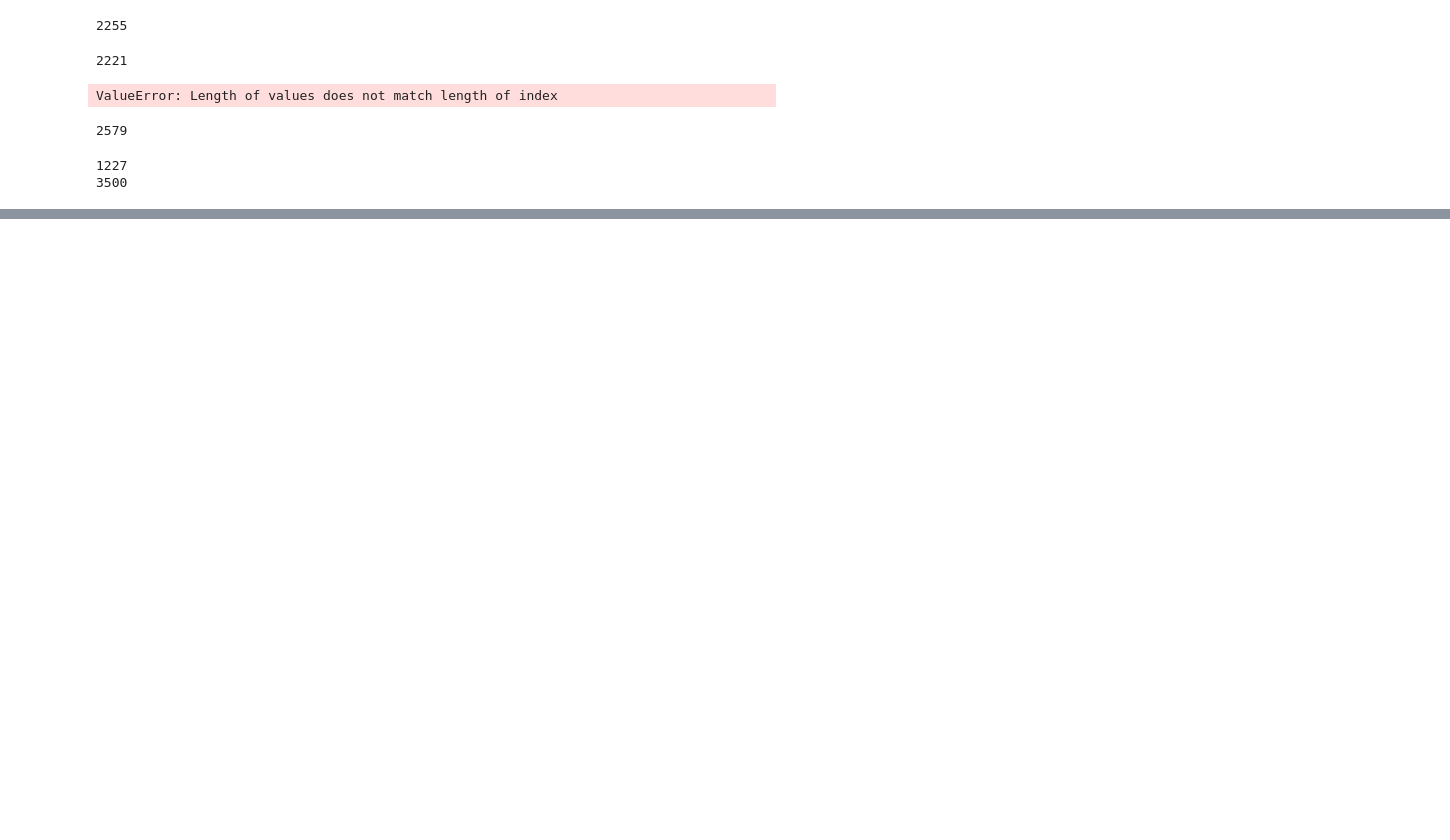
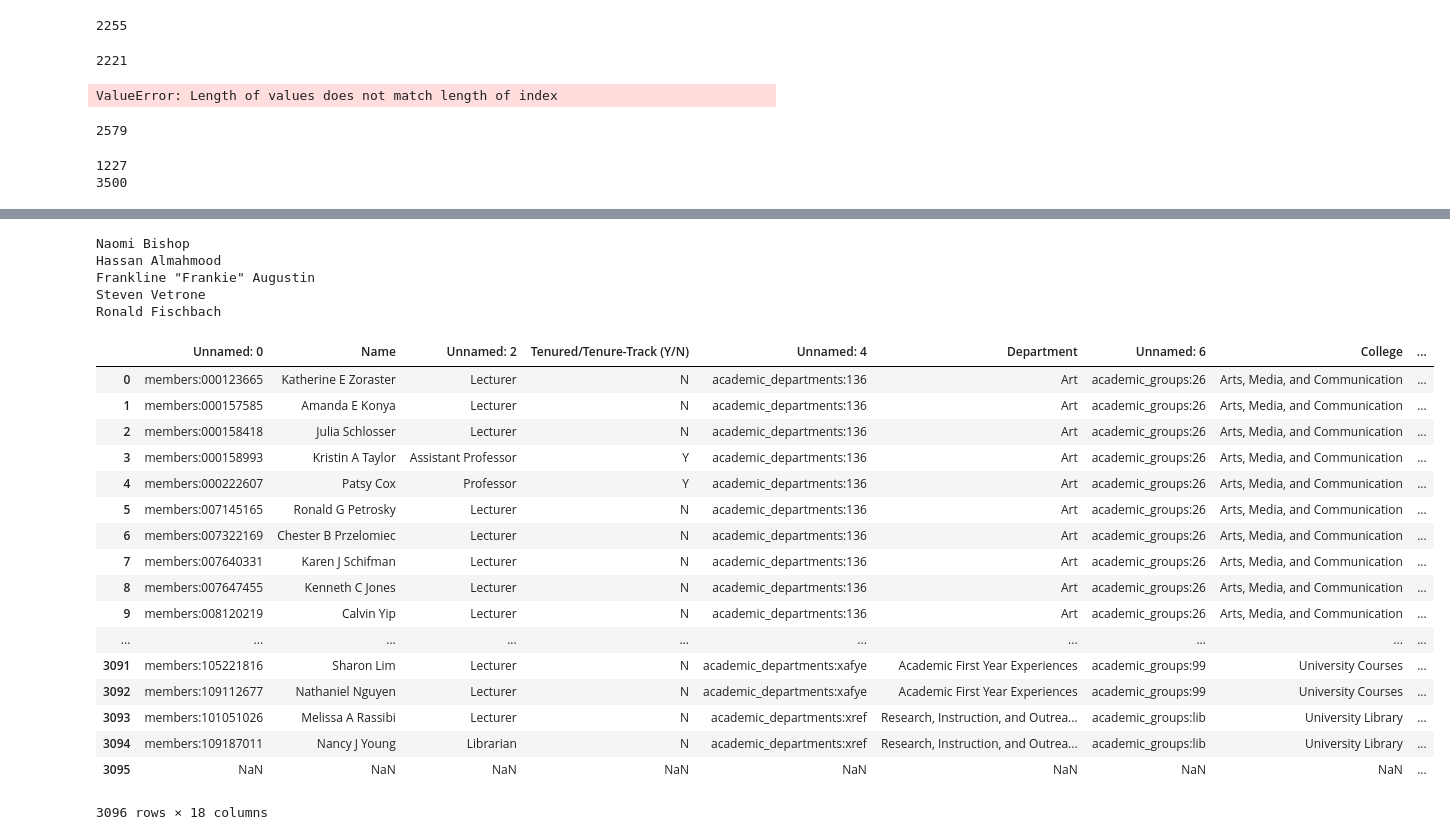
Before and after one commit to martinezjorge/Academic-Citation-Scrapers, a Jupyter notebook: Making the Master Dataset/Making the Master Dataset.ipynb, the cells around one changed output, grey strips where cells are left out. Cells and saved outputs as stored; diff of their text form; code cells hidden in the pictures; blank space fills up the shorter version.

```diff
--- a/Making the Master Dataset/Making the Master Dataset.ipynb
+++ b/Making the Master Dataset/Making the Master Dataset.ipynb
@@ -470,0 +1156,33 @@ print(len(emails.faculty))
+# %%
+for name in null_emails:
+    if new_rg[new_rg['faculty']== name].shape[0] > 0:
+        print(name)
+# %% [output]
+Naomi Bishop
+Hassan Almahmood
+Frankline "Frankie" Augustin
+Steven Vetrone
+Ronald Fischbach
+# %%
+nerces = pd.read_excel('facult_query_request_2.xlsx')
+# %%
+nerces
+# %% [output]
+|  | Unnamed: 0 | Name | Unnamed: 2 | Tenured/Tenure-Track (Y/N) | Unnamed: 4 | Department | Unnamed: 6 | College | ... |
+| 0 | members:000123665 | Katherine E Zoraster | Lecturer | N | academic_departments:136 | Art | academic_groups:26 | Arts, Media, and Communication | ... |
+| 1 | members:000157585 | Amanda E Konya | Lecturer | N | academic_departments:136 | Art | academic_groups:26 | Arts, Media, and Communication | ... |
+| 2 | members:000158418 | Julia Schlosser | Lecturer | N | academic_departments:136 | Art | academic_groups:26 | Arts, Media, and Communication | ... |
+| 3 | members:000158993 | Kristin A Taylor | Assistant Professor | Y | academic_departments:136 | Art | academic_groups:26 | Arts, Media, and Communication | ... |
+| 4 | members:000222607 | Patsy Cox | Professor | Y | academic_departments:136 | Art | academic_groups:26 | Arts, Media, and Communication | ... |
+| 5 | members:007145165 | Ronald G Petrosky | Lecturer | N | academic_departments:136 | Art | academic_groups:26 | Arts, Media, and Communication | ... |
+| 6 | members:007322169 | Chester B Przelomiec | Lecturer | N | academic_departments:136 | Art | academic_groups:26 | Arts, Media, and Communication | ... |
+| 7 | members:007640331 | Karen J Schifman | Lecturer | N | academic_departments:136 | Art | academic_groups:26 | Arts, Media, and Communication | ... |
+| 8 | members:007647455 | Kenneth C Jones | Lecturer | N | academic_departments:136 | Art | academic_groups:26 | Arts, Media, and Communication | ... |
+| 9 | members:008120219 | Calvin Yip | Lecturer | N | academic_departments:136 | Art | academic_groups:26 | Arts, Media, and Communication | ... |
+| ... | ... | ... | ... | ... | ... | ... | ... | ... | ... |
+| 3091 | members:105221816 | Sharon Lim | Lecturer | N | academic_departments:xafye | Academic First Year Experiences | academic_groups:99 | University Courses | ... |
+| 3092 | members:109112677 | Nathaniel Nguyen | Lecturer | N | academic_departments:xafye | Academic First Year Experiences | academic_groups:99 | University Courses | ... |
+| 3093 | members:101051026 | Melissa A Rassibi | Lecturer | N | academic_departments:xref | Research, Instruction, and Outrea... | academic_groups:lib | University Library | ... |
+| 3094 | members:109187011 | Nancy J Young | Librarian | N | academic_departments:xref | Research, Instruction, and Outrea... | academic_groups:lib | University Library | ... |
+| 3095 | NaN | NaN | NaN | NaN | NaN | NaN | NaN | NaN | ... |
+3096 rows × 18 columns
```
Also changed, not shown: parts of 130 cells of this notebook, 23 other files.
